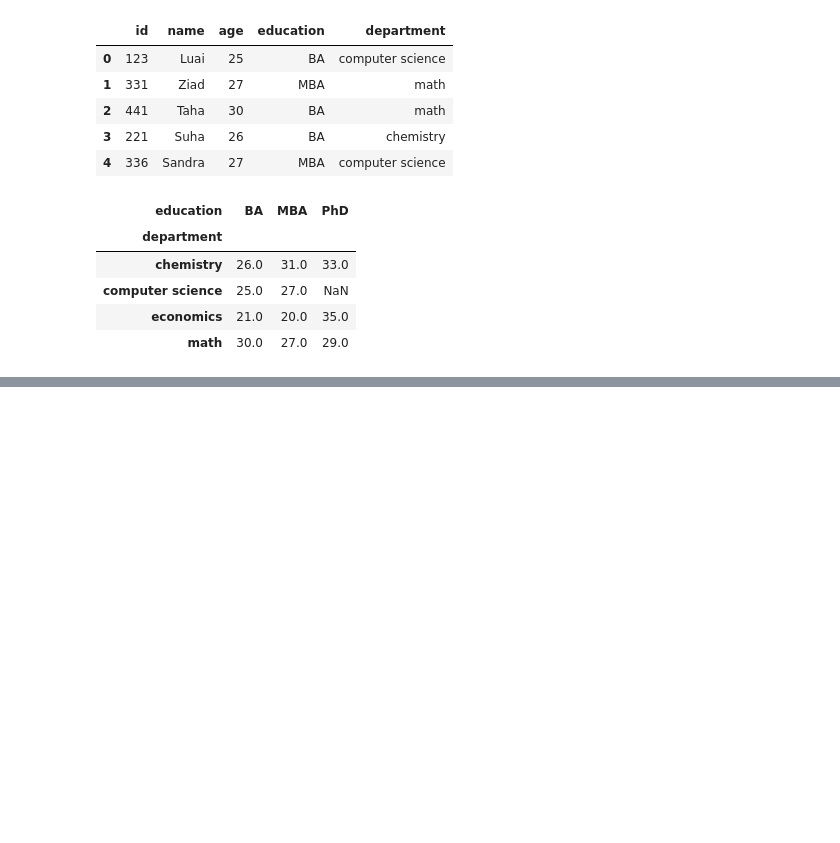
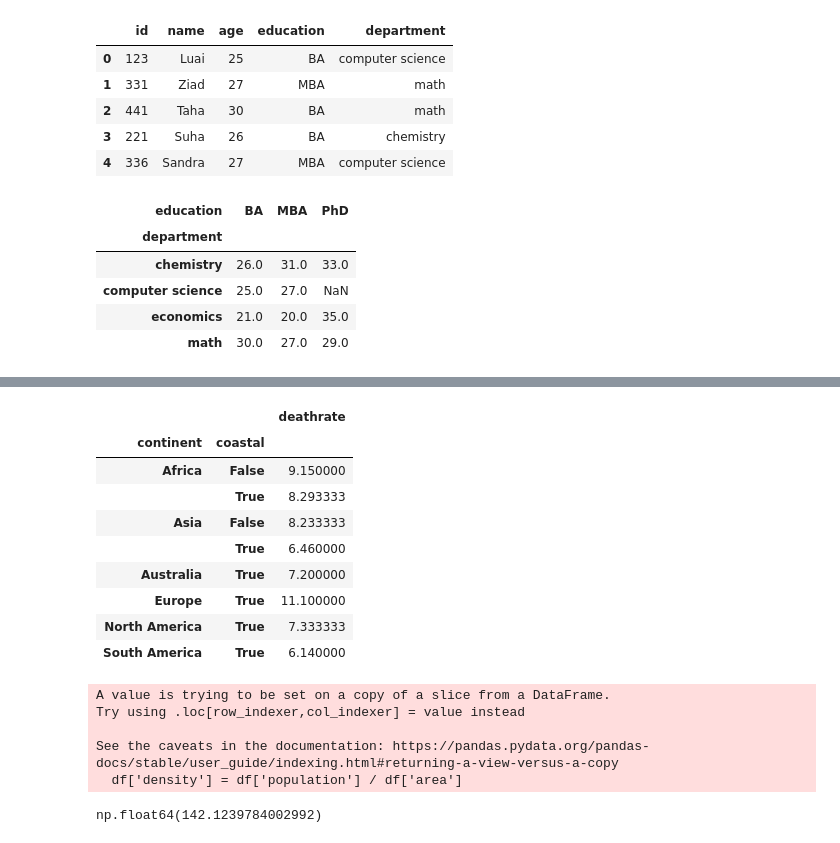
Before and after one commit to gkbichara/Programming-Tools, a Jupyter notebook: Lecture-15/notebook.ipynb, the cells around one changed output, grey strips where cells are left out. Saved outputs shown, nothing was run; the diff lists cells and outputs as text; code cells hidden in the pictures; blank space fills up the shorter version.

```diff
--- a/Lecture-15/notebook.ipynb
+++ b/Lecture-15/notebook.ipynb
@@ -22,0 +130,28 @@ df.pivot_table(index = 'department', columns = 'education', values = 'age')
+# %%
+# determine the average deathrate for each coastal and landlocked countries in continents
+
+df[['coastal', 'continent', 'deathrate']].groupby(['continent', 'coastal']).mean(['deathrate'])
+# %% [output]
+|  |  | deathrate |
+| continent | coastal |  |
+| Africa | False | 9.150000 |
+|  | True | 8.293333 |
+| Asia | False | 8.233333 |
+|  | True | 6.460000 |
+| Australia | True | 7.200000 |
+| Europe | True | 11.100000 |
+| North America | True | 7.333333 |
+| South America | True | 6.140000 |
+# %%
+# create a new column that measures population density
+df['density'] = df['population'] / df['area']
+# %% [output]
+A value is trying to be set on a copy of a slice from a DataFrame.
+Try using .loc[row_indexer,col_indexer] = value instead
+
+See the caveats in the documentation: https://pandas.pydata.org/pandas-docs/stable/user_guide/indexing.html#returning-a-view-versus-a-copy
+  df['density'] = df['population'] / df['area']
+# %%
+df.density.mean()
+# %% [output]
+np.float64(142.1239784002992)
```
Also changed, not shown: parts of 10 cells of this notebook, 1 other file.
